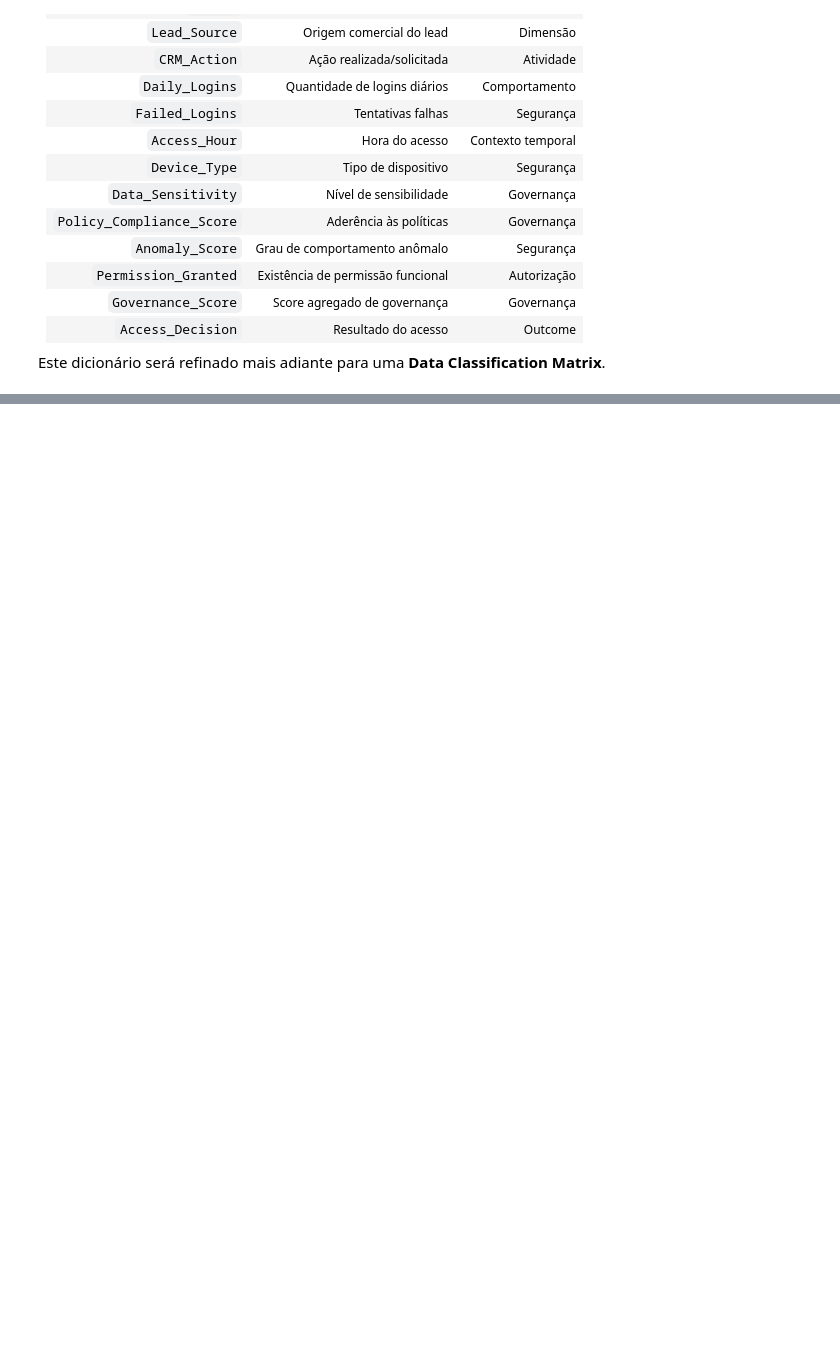
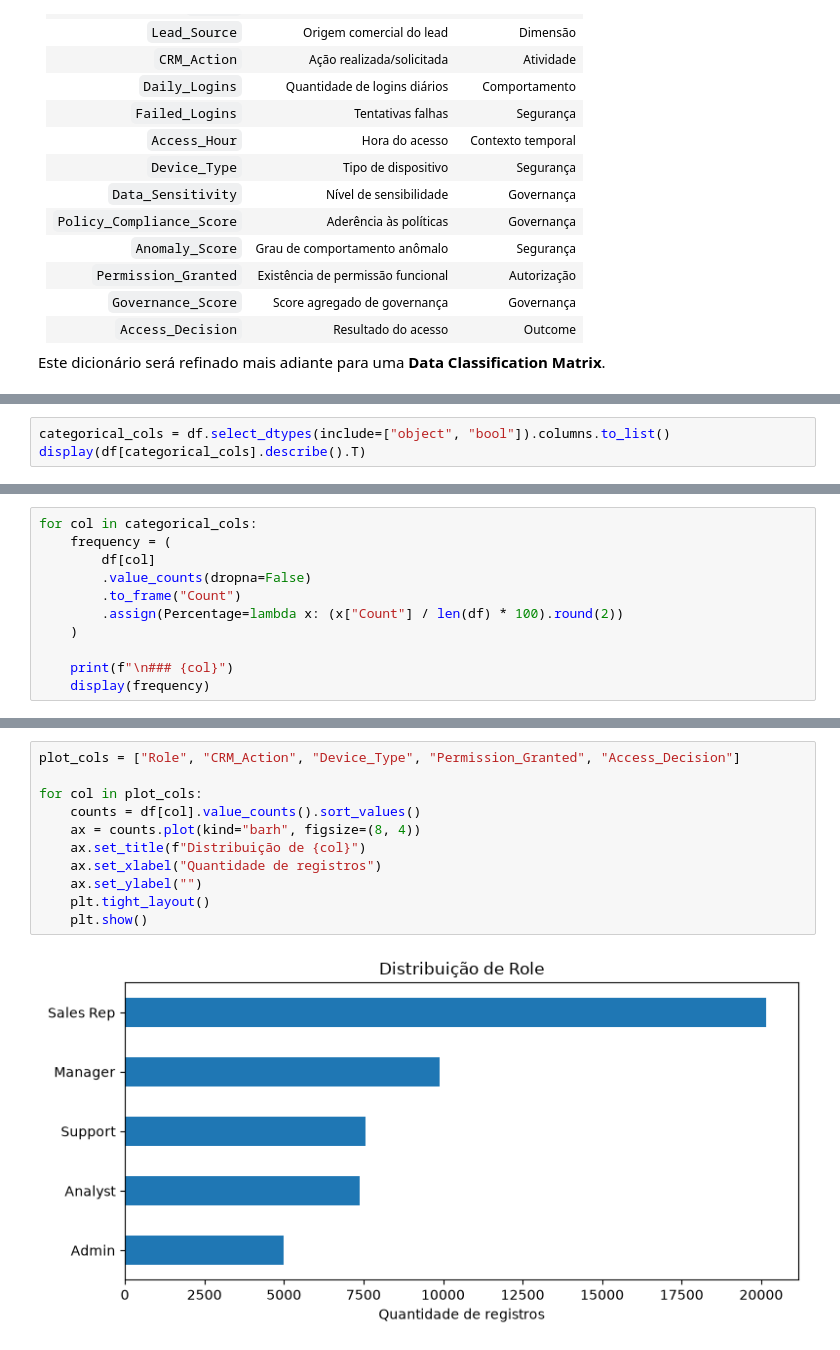
Before and after one commit to leaop/Projects, a Jupyter notebook: CRM/EDA_CRM.ipynb, the cells around one changed output, grey strips where cells are left out. Cells and saved outputs as stored; diff of their text form; blank space fills up the shorter version.

```diff
--- a/CRM/EDA_CRM.ipynb
+++ b/CRM/EDA_CRM.ipynb
@@ -159,0 +233,3 @@ Este dicionário será refinado mais adiante para uma **Data Classification Matr
+# %%
+categorical_cols = df.select_dtypes(include=["object", "bool"]).columns.to_list()
+display(df[categorical_cols].describe().T)
@@ -159,0 +249,11 @@ Este dicionário será refinado mais adiante para uma **Data Classification Matr
+# %%
+for col in categorical_cols:
+    frequency = (
+        df[col]
+        .value_counts(dropna=False)
+        .to_frame("Count")
+        .assign(Percentage=lambda x: (x["Count"] / len(df) * 100).round(2))
+    )
+
+    print(f"\n### {col}")
+    display(frequency)
@@ -159,0 +308,13 @@ Este dicionário será refinado mais adiante para uma **Data Classification Matr
+# %%
+plot_cols = ["Role", "CRM_Action", "Device_Type", "Permission_Granted", "Access_Decision"]
+
+for col in plot_cols:
+    counts = df[col].value_counts().sort_values()
+    ax = counts.plot(kind="barh", figsize=(8, 4))
+    ax.set_title(f"Distribuição de {col}")
+    ax.set_xlabel("Quantidade de registros")
+    ax.set_ylabel("")
+    plt.tight_layout()
+    plt.show()
+# %% [output]
+[figure, added]
```
Also changed, not shown: parts of 23 cells of this notebook.
